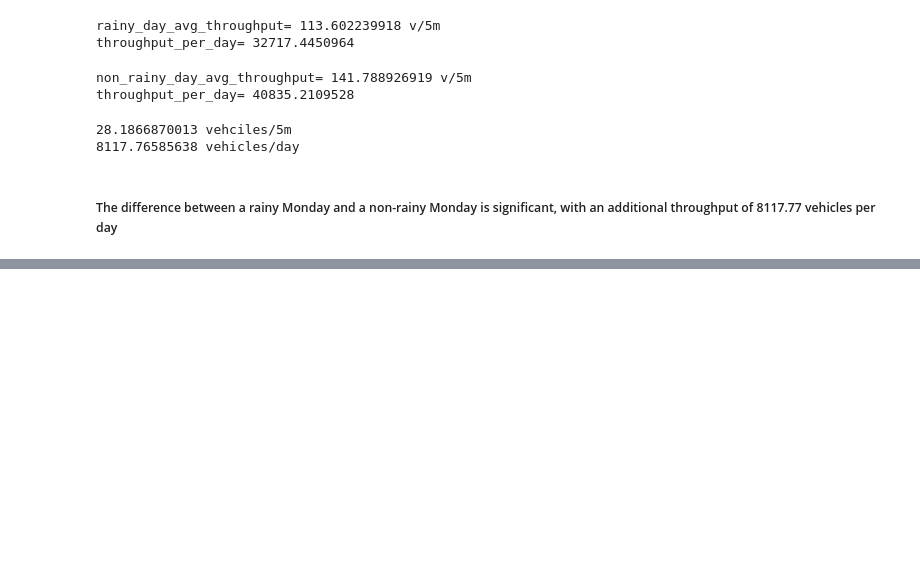
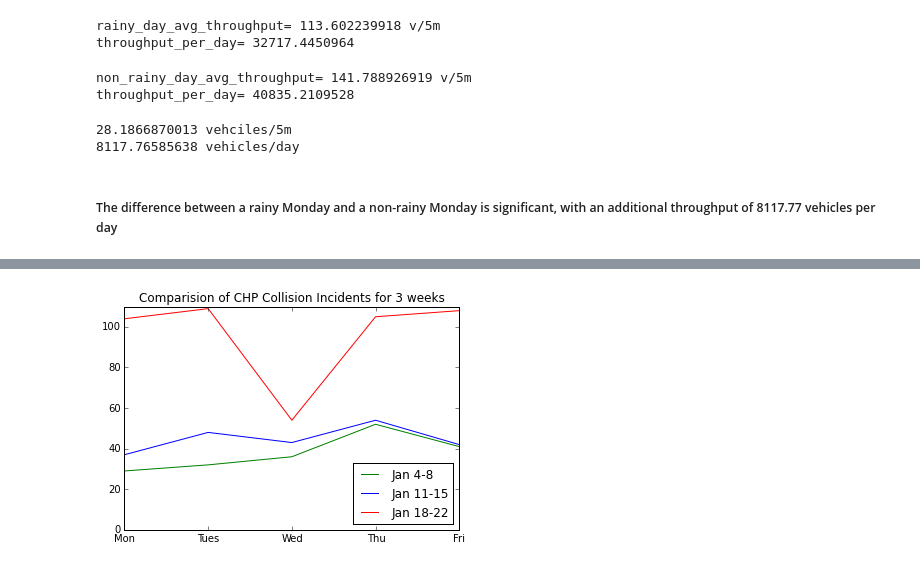
Before and after one commit to conwaywong/dse_capstone, a Jupyter notebook: traffic/src/DSE203_Final_QueryResults.ipynb, the cells around one changed output, grey strips where cells are left out. Cells and saved outputs as stored; diff of their text form; code cells hidden in the pictures; blank space fills up the shorter version.

```diff
--- a/traffic/src/DSE203_Final_QueryResults.ipynb
+++ b/traffic/src/DSE203_Final_QueryResults.ipynb
@@ -241,0 +246,42 @@ print delta_per_day, "vehicles/day"
+# %%
+connection = pg.connect(dbname=login_info['db_name'], host=login_info['hostname'], user=login_info['username'], password=login_info['password'], port=login_info['port'])
+# %%
+# Number of CHP collision incidents during non-rainy week
+df_week1 = psql.read_sql("""
+SELECT *
+FROM chp_inc_collision ci
+WHERE ci.time between '2010-01-04 00:00:00' AND '2010-01-08 23:59:59'
+""", connection)
+g = df_week1.groupby(df_week1['time'].dt.normalize())
+m_df = g.count()
+week1_df = m_df['id']
+
+# Number of CHP collision incidents during non-rainy week
+df_week2 = psql.read_sql("""
+SELECT *
+FROM chp_inc_collision ci
+WHERE ci.time between '2010-01-11 00:00:00' AND '2010-01-15 23:59:59'
+""", connection)
+g = df_week2.groupby(df_week2['time'].dt.normalize())
+week2_df = g.count()['id']
+
+# Number of CHP collision incidents during rainy week
+df_week3 = psql.read_sql("""
+SELECT *
+FROM chp_inc_collision ci
+WHERE ci.time between '2010-01-18 00:00:00' AND '2010-01-22 23:59:59'
+""", connection)
+g = df_week3.groupby(df_week3['time'].dt.normalize())
+week3_df = g.count()['id']
+
+# Visually compare number of CHP collisions 2 non-rainy weeks with a rainy week
+plt.plot(week1_df.index.dayofweek, week1_df, color = 'green', label="Jan 4-8")
+plt.plot(week2_df.index.dayofweek, week2_df, color = 'blue', label="Jan 11-15")
+plt.plot(week3_df.index.dayofweek, week3_df, color = 'red', label="Jan 18-22")
+plt.ylim(ymin=0)
+plt.xticks([0,1,2,3,4], ['Mon','Tues','Wed', 'Thu','Fri'])
+plt.legend(loc=4)
+plt.title("Comparision of CHP Collision Incidents for 3 weeks")
+plt.show()
+# %% [output]
+[figure, added]
```
Also changed, not shown: parts of 11 cells of this notebook.
